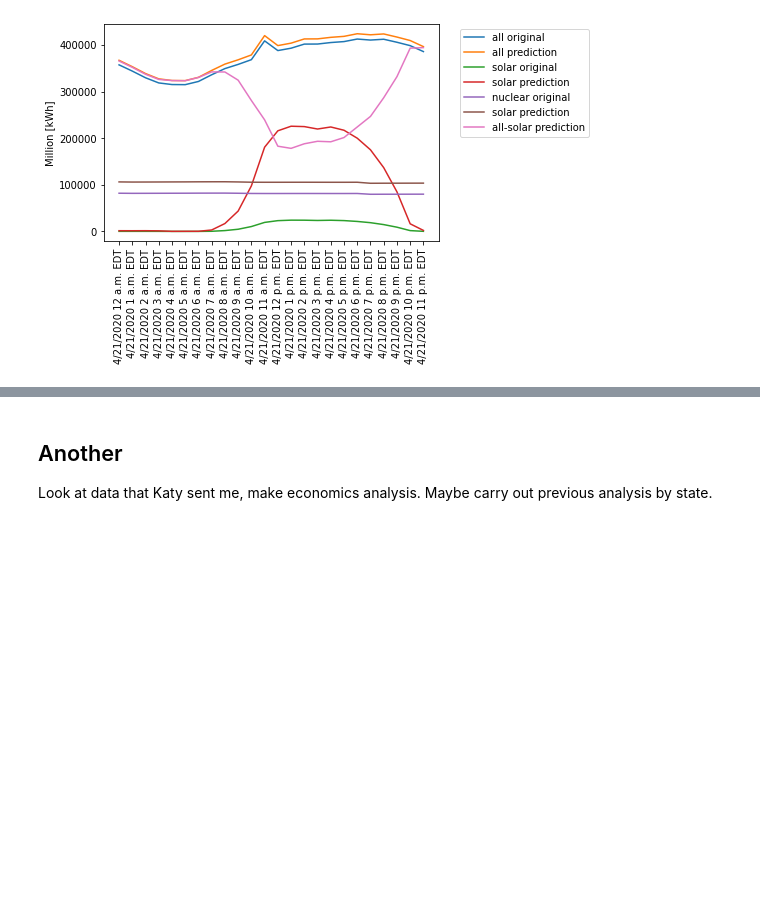
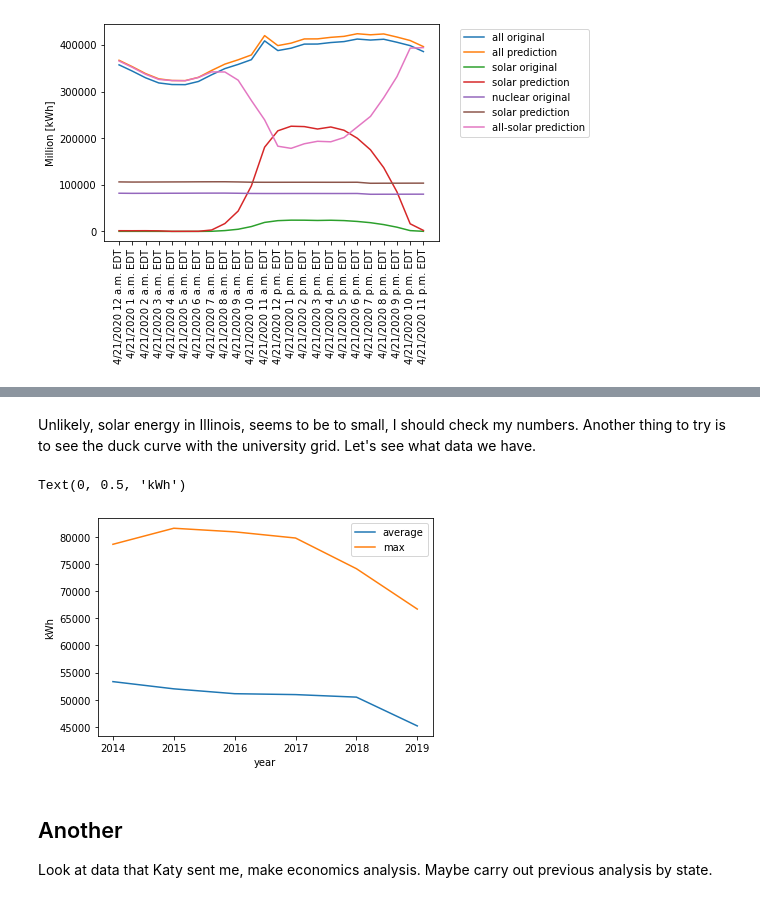
Before and after one commit to robfairh/npre412-project, a Jupyter notebook: fuel-demand.ipynb, the cells around one changed output, grey strips where cells are left out. Cells and saved outputs as stored; diff of their text form; code cells hidden in the pictures; blank space fills up the shorter version.

Commit message:
kinda completed region analysis, starting uiuc analysis

```diff
--- a/fuel-demand.ipynb
+++ b/fuel-demand.ipynb
@@ -423,3 +486,51 @@ IndexError: list index out of range
+# %% [markdown]
+Unlikely, solar energy in Illinois, seems to be to small, I should check my numbers.
+Another thing to try is to see the duck curve with the university grid. Let's see what data we have.
+# %%
+df = pd.read_csv('2014-2019-uiuc-electricity-demand.csv')
+
+timel = df['time'].tolist()
+total = df['kw'].tolist()
+
+def get_data(start, end, time, data):
+    # get average by year
+    s = time.index(start)
+    e = time.index(end)
+    values = data[s:e+1]
+    ave = sum(values)/len(values)
+    max_val = max(values)
+    return ave, max_val
+
+years = np.arange(2014, 2020)
+ave_year = []
+max_year = []
+ave2014, max2014 = get_data('2014-07-01 00:00:00', '2014-12-31 23:00:00', timel, total)
+ave_year.append(ave2014)
+max_year.append(max2014)
+ave2015, max2015 = get_data('2015-01-01 00:00:00', '2015-12-31 23:00:00', timel, total)
+ave_year.append(ave2015)
+max_year.append(max2015)
+ave2016, max2016 = get_data('2016-01-01 00:00:00', '2016-12-31 23:00:00', timel, total)
+ave_year.append(ave2016)
+max_year.append(max2016)
+ave2017, max2017 = get_data('2017-01-01 00:00:00', '2017-12-31 23:00:00', timel, total)
+ave_year.append(ave2017)
+max_year.append(max2017)
+ave2018, max2018 = get_data('2018-01-01 00:00:00', '2018-12-31 23:00:00', timel, total)
+ave_year.append(ave2018)
+max_year.append(max2018)
+ave2019, max2019 = get_data('2019-01-01 00:00:00', '2019-06-30 23:00:00', timel, total)
+ave_year.append(ave2019)
+max_year.append(max2019)
+
+plt.plot(years, ave_year, label='average')
+plt.plot(years, max_year, label='max')
+plt.legend(loc='upper right')
+plt.xlabel('year')
+plt.ylabel('kWh')
+# %% [output]
+Text(0, 0.5, 'kWh')
+[figure, added]
 # %% [markdown]
 ## Another
 
```
Also changed, not shown: parts of 3 cells of this notebook, 3 other files.
